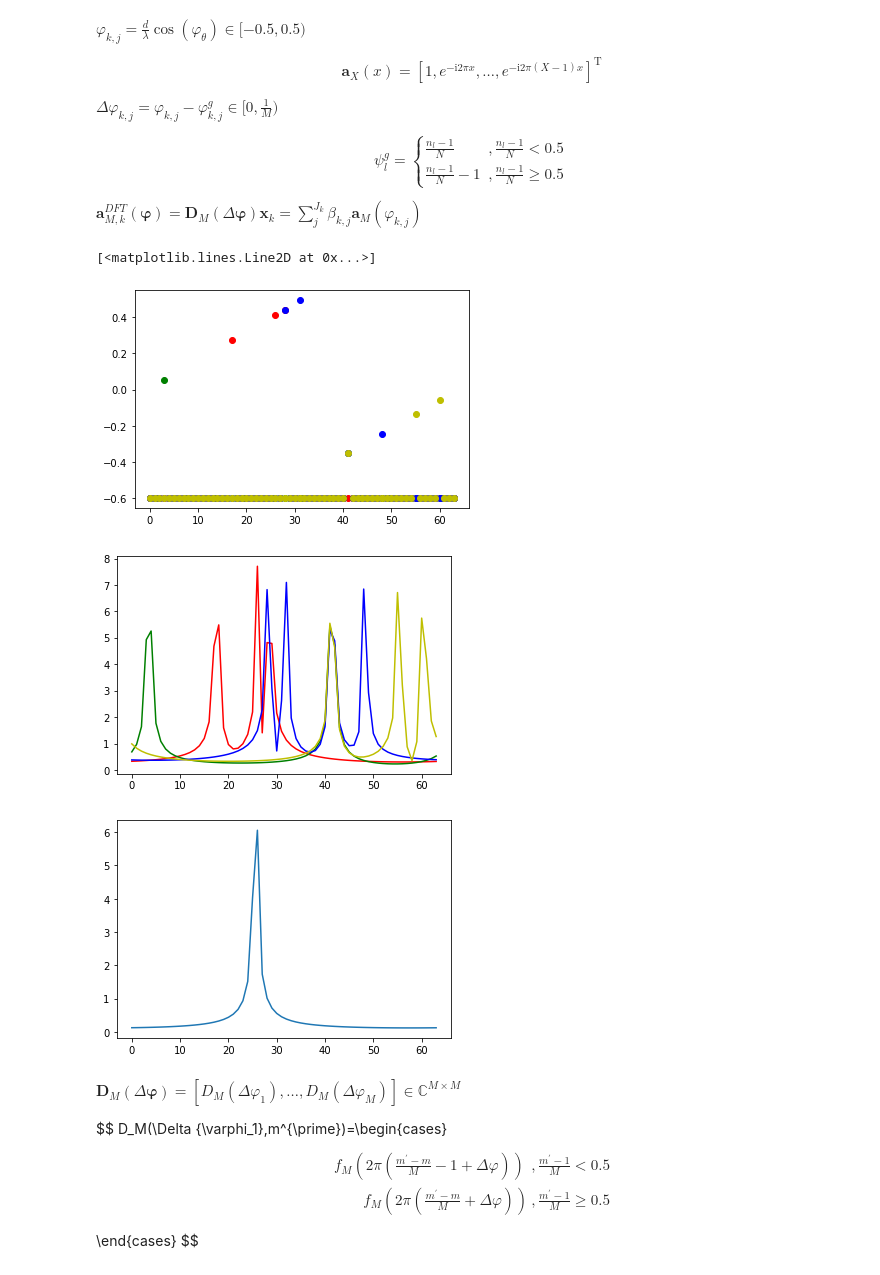
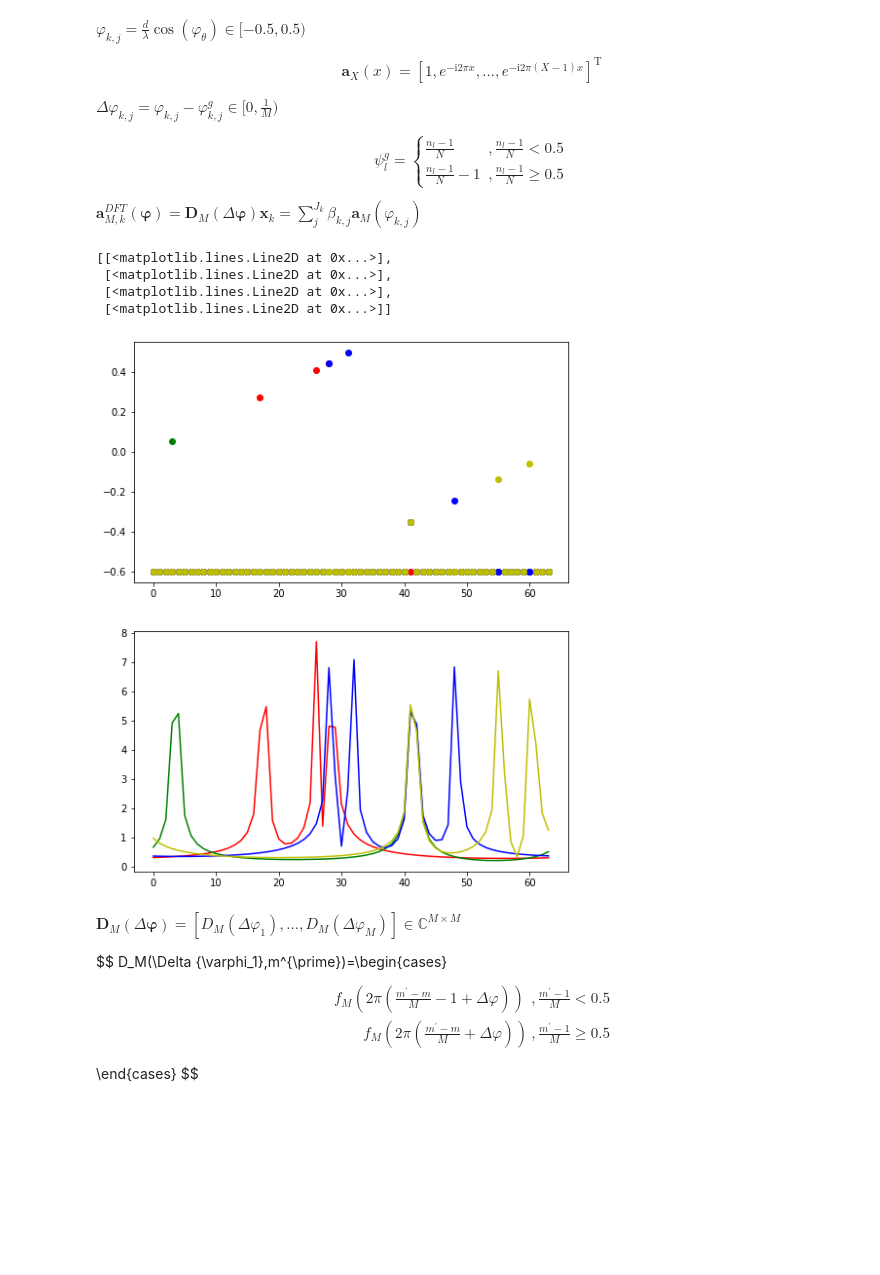
Before and after one commit to Brook1711/RIS-Angular-Domain, a Jupyter notebook: code_main/Alg.ipynb, the cells around one changed output. Cells and saved outputs as stored; diff of their text form; code cells hidden in the pictures; blank space fills up the shorter version.

```diff
--- a/code_main/Alg.ipynb
+++ b/code_main/Alg.ipynb
@@ -108,40 +110,43 @@ Delta_varphi_min = 0
 Delta_varphi_max = 1/M
 Delta_varphi = np.random.uniform(Delta_varphi_min, Delta_varphi_max, M)
 Varphi_grid = np.array([m/M if m/M < 0.5 else m/M - 1 for m in range(M)])
 
 Varphi_true = [[] for k in range(K)]
 for k in range(K):
     for m in range(M):
         if channel_support_for_all_users[k][m] == 1:
             Varphi_true[k].append(Delta_varphi[m] + Varphi_grid[m])
         else:
             Varphi_true[k].append(-0.6)
 
+plt.figure(figsize=(8,10))
+plt.subplot(2,1,1)
 [plt.scatter(range(M), Varphi_true[k], color = color_list[k]) for k in range(K)]
 
 Beta_true = np.random.normal(0, 1, M)
 
 a_M_k = np.array([[np.complex128(0) for m in range(M)] for k in range(K)])
 for k in range(K):
     sum_tmp = np.array([np.complex128(0) for m in range(M)])
     for m, varphi in enumerate(Varphi_true[k]):
         if varphi != -0.6:
             sum_tmp = sum_tmp + array_response(M, varphi)
     a_M_k[k] = sum_tmp
 
 DFT_M = DFT_matrix(M)
 a_M_k_DFT = [DFT_M * np.mat(np.reshape(a_M_k[k], (M,-1))) for k in range(K)]
 
-plt.figure(3)
+plt.subplot(2,1,2)
 [plt.plot(range(M), np.abs(a_M_k_DFT[k]), color_list[k]) for k in range(K)]
 # plt.plot(range(M), np.abs(a_M_k_DFT[1]), color_list[1])
-plt.figure(5)
-plt.plot(range(M), np.abs(DFT_M * np.reshape(np.mat(array_response(M, 0.4)), (M,-1))))
+# plt.figure(5)
+# plt.plot(range(M), np.abs(DFT_M * np.reshape(np.mat(array_response(M, 0.4)), (M,-1))))
 # %% [output]
-[<matplotlib.lines.Line2D at 0x...>]
+[[<matplotlib.lines.Line2D at 0x...>],
+ [<matplotlib.lines.Line2D at 0x...>],
+ [<matplotlib.lines.Line2D at 0x...>],
+ [<matplotlib.lines.Line2D at 0x...>]]
-[figure, old version]
+[figure, new version]
-[figure, removed]
-[figure, removed]
 # %% [markdown]
 ${\mathbf D}_M(\Delta {\boldsymbol \varphi})= [D_M(\Delta \varphi_1),\dots,D_M(\Delta \varphi_M)] \in {\mathbb C}^{M\times M}$
 
```
Also changed, not shown: parts of 5 cells of this notebook, 1 other file.
